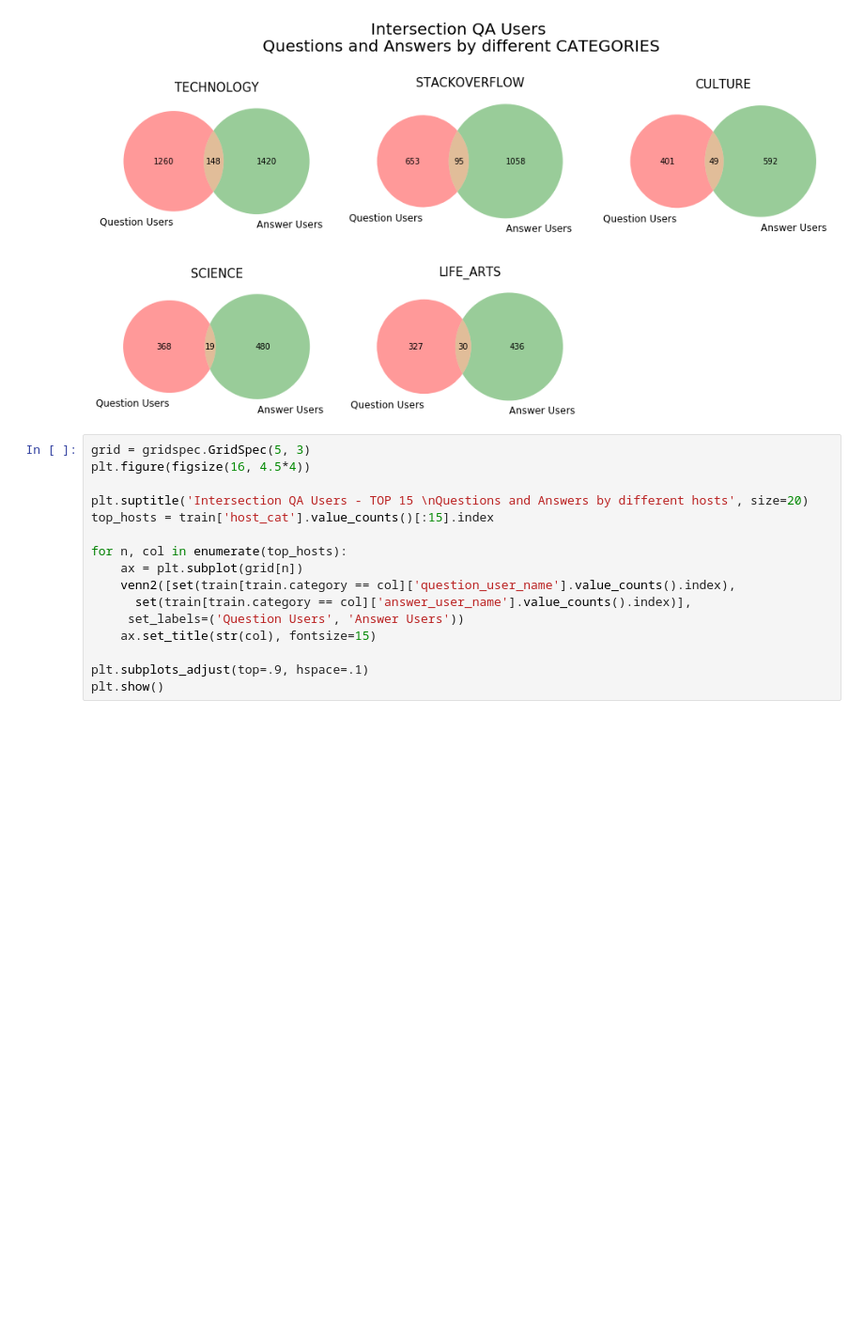
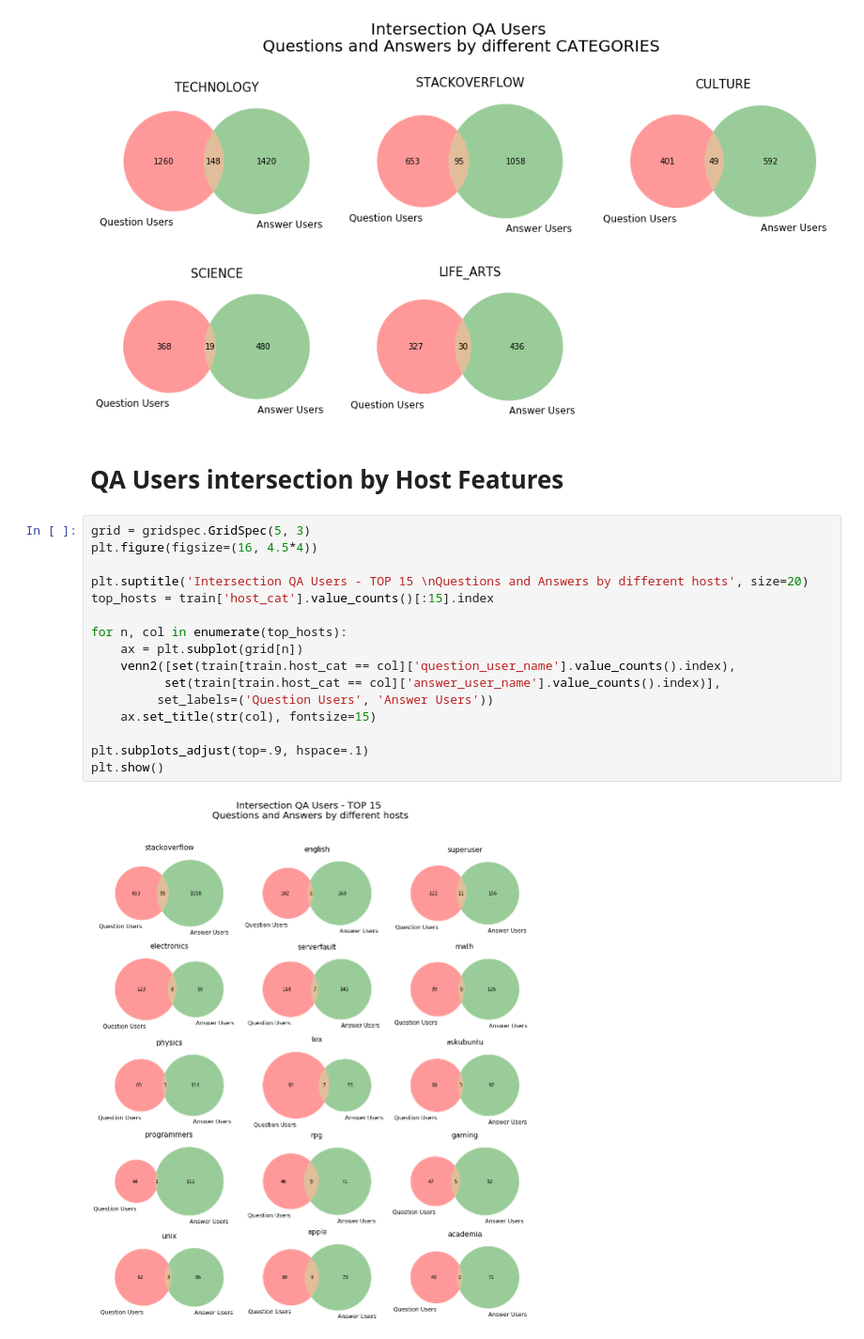
Before and after one commit to prakhar154/GoogleQuestQ-ALabeling, a Jupyter notebook: code.ipynb, the cells around one changed output. Shown: that part at 94% size. Cells and saved outputs as stored; diff of their text form; blank space fills up the shorter version.

```diff
--- a/code.ipynb
+++ b/code.ipynb
@@ -198,19 +204,23 @@ plt.subplots_adjust(top=.9, hspace=.1)
 plt.show()
 # %% [output]
 [figure]
+# %% [markdown]
+# QA Users intersection by Host Features
 # %%
 grid = gridspec.GridSpec(5, 3)
-plt.figure(figsize(16, 4.5*4))
+plt.figure(figsize=(16, 4.5*4))
 
 plt.suptitle('Intersection QA Users - TOP 15 \nQuestions and Answers by different hosts', size=20)
 top_hosts = train['host_cat'].value_counts()[:15].index
 
 for n, col in enumerate(top_hosts):
     ax = plt.subplot(grid[n])
-    venn2([set(train[train.category == col]['question_user_name'].value_counts().index),
-      set(train[train.category == col]['answer_user_name'].value_counts().index)],
-     set_labels=('Question Users', 'Answer Users'))
+    venn2([set(train[train.host_cat == col]['question_user_name'].value_counts().index),
+          set(train[train.host_cat == col]['answer_user_name'].value_counts().index)],
+         set_labels=('Question Users', 'Answer Users'))
     ax.set_title(str(col), fontsize=15)
 
 plt.subplots_adjust(top=.9, hspace=.1)
 plt.show()
+# %% [output]
+[figure, added]
```
Also changed, not shown: parts of 8 cells of this notebook.
